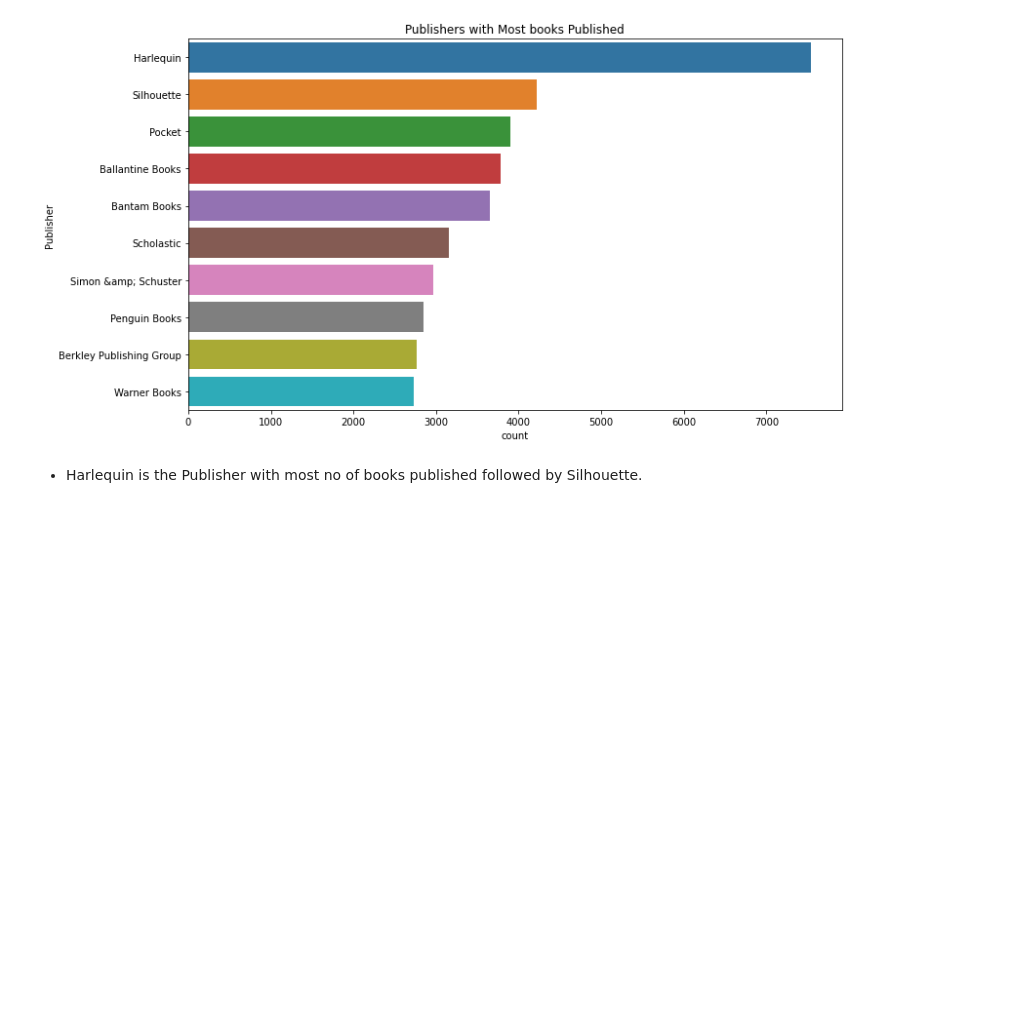
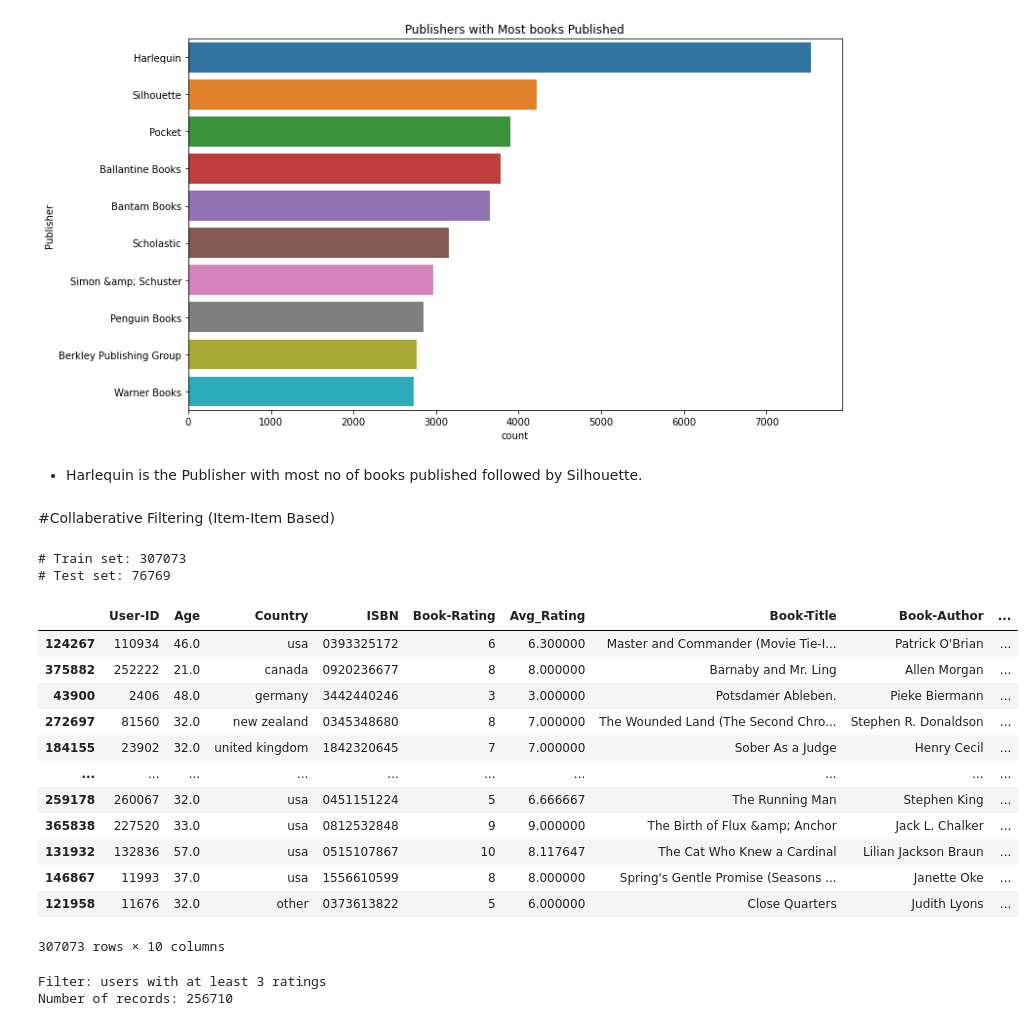
Before and after one commit to Aehteshaam-Shaikh/Book-Recommendation-System, a Jupyter notebook: Book_Recommendation_System.ipynb, the cells around one changed output. Drawn from its saved outputs; the diff is of its cells as text; code cells hidden in the pictures; blank space fills up the shorter version.

```diff
--- a/Book_Recommendation_System.ipynb
+++ b/Book_Recommendation_System.ipynb
@@ -548,3 +553,5 @@ plt.title('Publishers with Most books Published');
 [figure]
 # %% [markdown]
 * Harlequin is the Publisher with most no of books published followed by Silhouette.
+# %% [markdown]
+#Collaberative Filtering (Item-Item Based)
@@ -550,0 +567,38 @@ plt.title('Publishers with Most books Published');
+# %%
+Final_train_df, Final_test_df = train_test_split(Final_df,
+                                   test_size=0.20,
+                                   random_state=42)
+
+print('# Train set: %d' % len(Final_train_df))
+print('# Test set: %d' % len(Final_test_df))
+# %% [output]
+# Train set: 307073
+# Test set: 76769
+# %%
+Final_train_df
+# %% [output]
+|  | User-ID | Age | Country | ISBN | Book-Rating | Avg_Rating | Book-Title | Book-Author | ... |
+| 124267 | 110934 | 46.0 | usa | 0393325172 | 6 | 6.300000 | Master and Commander (Movie Tie-I... | Patrick O'Brian | ... |
+| 375882 | 252222 | 21.0 | canada | 0920236677 | 8 | 8.000000 | Barnaby and Mr. Ling | Allen Morgan | ... |
+| 43900 | 2406 | 48.0 | germany | 3442440246 | 3 | 3.000000 | Potsdamer Ableben. | Pieke Biermann | ... |
+| 272697 | 81560 | 32.0 | new zealand | 0345348680 | 8 | 7.000000 | The Wounded Land (The Second Chro... | Stephen R. Donaldson | ... |
+| 184155 | 23902 | 32.0 | united kingdom | 1842320645 | 7 | 7.000000 | Sober As a Judge | Henry Cecil | ... |
+| ... | ... | ... | ... | ... | ... | ... | ... | ... | ... |
+| 259178 | 260067 | 32.0 | usa | 0451151224 | 5 | 6.666667 | The Running Man | Stephen King | ... |
+| 365838 | 227520 | 33.0 | usa | 0812532848 | 9 | 9.000000 | The Birth of Flux &amp; Anchor | Jack L. Chalker | ... |
+| 131932 | 132836 | 57.0 | usa | 0515107867 | 10 | 8.117647 | The Cat Who Knew a Cardinal | Lilian Jackson Braun | ... |
+| 146867 | 11993 | 37.0 | usa | 1556610599 | 8 | 8.000000 | Spring's Gentle Promise (Seasons ... | Janette Oke | ... |
+| 121958 | 11676 | 32.0 | other | 0373613822 | 5 | 6.000000 | Close Quarters | Judith Lyons | ... |
+307073 rows × 10 columns
+# %%
+user_ratings_threshold = 3
+
+filter_users = Final_train_df['User-ID'].value_counts()
+filter_users_list = filter_users[filter_users >= user_ratings_threshold].index.to_list()
+
+df_ratings_top = Final_train_df[Final_train_df['User-ID'].isin(filter_users_list)]
+
+print('Filter: users with at least %d ratings\nNumber of records: %d' % (user_ratings_threshold, len(df_ratings_top)))
+# %% [output]
+Filter: users with at least 3 ratings
+Number of records: 256710
```
Also changed, not shown: parts of 47 cells of this notebook.
